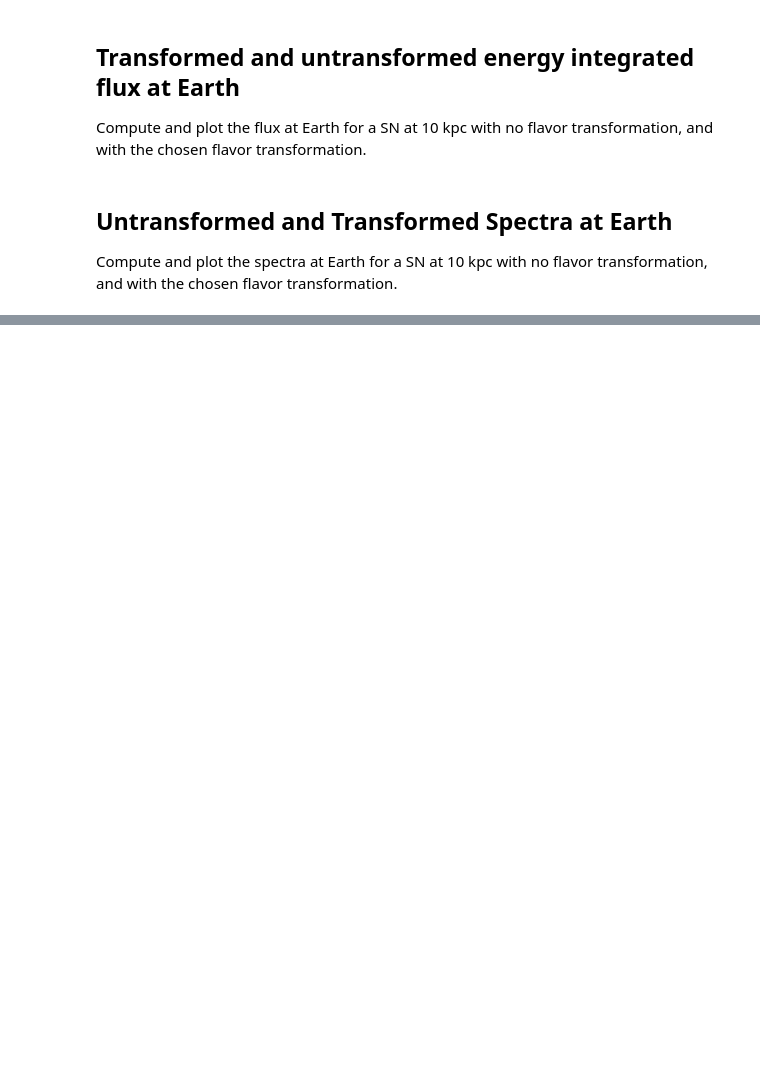
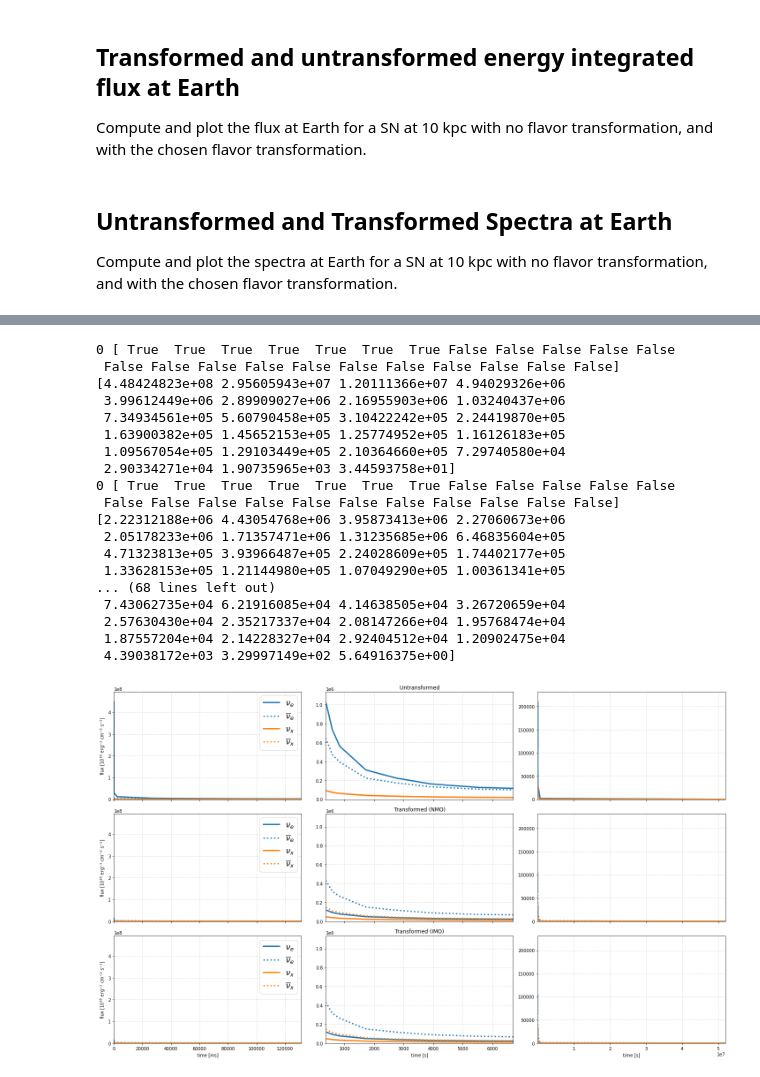
Before and after one commit to benp343/snewpy, a Jupyter notebook: doc/nb/FlavorTransformation.ipynb, the cells around one changed output, grey strips where cells are left out. Cells and saved outputs as stored; diff of their text form; code cells hidden in the pictures; blank space fills up the shorter version.

```diff
--- a/doc/nb/FlavorTransformation.ipynb
+++ b/doc/nb/FlavorTransformation.ipynb
@@ -275,13 +240,32 @@ ValueError: zero-size array to reduction operation maximum which has no identity
 # %%
 mp_nmo = MixingParameters()
 angles_nmo = mp_nmo.get_mixing_angles() + (10*u.deg,)
 xf_nmo = AdiabaticMSWes(angles_nmo)
 
 mp_imo = MixingParameters(mh=MassHierarchy.INVERTED)
 angles_imo = mp_imo.get_mixing_angles() + (10*u.deg,)
 xf_imo = AdiabaticMSWes(angles_imo)
 
-fig = plot_total_flux(model, xf_nmo, xf_imo)
+fig = plot_total_flux(model, xf_nmo, xf_imo, presn=True)
 fig.savefig('flux_adiabaticmswes.pdf')
-fig = plot_spectra(model, xf_nmo, xf_imo, 100*u.ms)
+fig = plot_spectra(model, xf_nmo, xf_imo, 100*u.ms, presn=True)
 fig.savefig('spectra_adiabaticmswes.pdf')
+# %% [output]
+0 [ True  True  True  True  True  True  True False False False False False
+ False False False False False False False False False False False] [4.48424823e+08 2.95605943e+07 1.20111366e+07 4.94029326e+06
+ 3.99612449e+06 2.89909027e+06 2.16955903e+06 1.03240437e+06
+ 7.34934561e+05 5.60790458e+05 3.10422242e+05 2.24419870e+05
+ 1.63900382e+05 1.45652153e+05 1.25774952e+05 1.16126183e+05
+ 1.09567054e+05 1.29103449e+05 2.10364660e+05 7.29740580e+04
+ 2.90334271e+04 1.90735965e+03 3.44593758e+01]
+0 [ True  True  True  True  True  True  True False False False False False
+ False False False False False False False False False False False] [2.22312188e+06 4.43054768e+06 3.95873413e+06 2.27060673e+06
+ 2.05178233e+06 1.71357471e+06 1.31235685e+06 6.46835604e+05
+ 4.71323813e+05 3.93966487e+05 2.24028609e+05 1.74402177e+05
+ 1.33628153e+05 1.21144980e+05 1.07049290e+05 1.00361341e+05
+... (68 lines left out)
+ 7.43062735e+04 6.21916085e+04 4.14638505e+04 3.26720659e+04
+ 2.57630430e+04 2.35217337e+04 2.08147266e+04 1.95768474e+04
+ 1.87557204e+04 2.14228327e+04 2.92404512e+04 1.20902475e+04
+ 4.39038172e+03 3.29997149e+02 5.64916375e+00]
+[figure, added]
```
Also changed, not shown: parts of 5 cells of this notebook.
